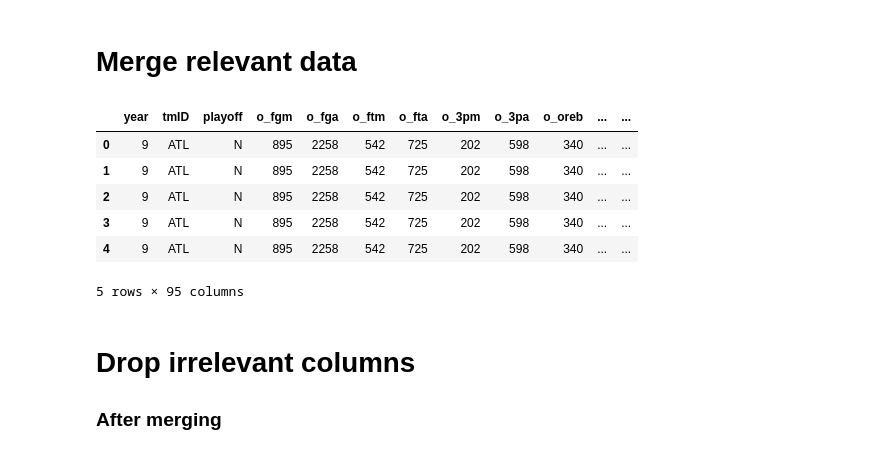
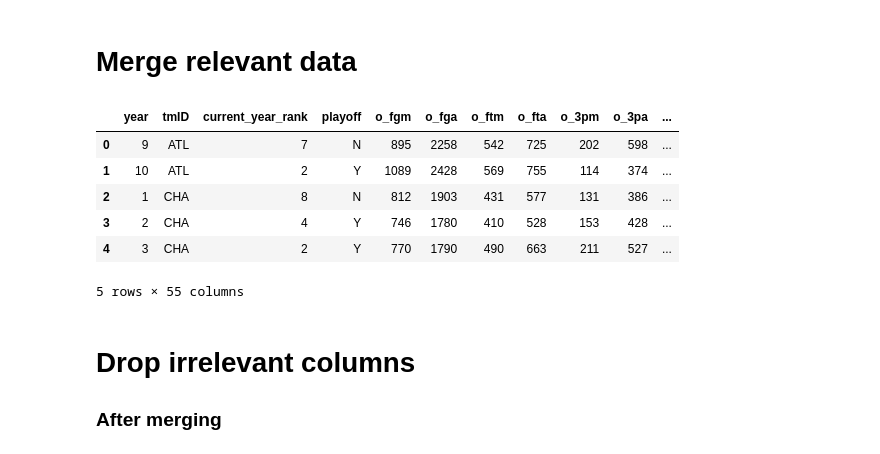
Before and after one commit to ttoino/feup-ac, a Jupyter notebook: src/preparation.ipynb, the cells around one changed output. Saved outputs shown, nothing was run; the diff lists cells and outputs as text; code cells hidden in the pictures.

```diff
--- a/src/preparation.ipynb
+++ b/src/preparation.ipynb
@@ -71 +73,4 @@ for df in dfs:
+# %%
+players_df.drop(players_df[players_df['height'] == 0].index, inplace = True)
+players_df.drop(players_df[players_df['weight'] == 0].index, inplace = True)
 # %% [markdown]
@@ -73,9 +78,11 @@ for df in dfs:
 # %%
 players_df.rename(columns={'bioID': 'playerID', 'stint': 'player_stint'}, inplace=True)
+players_df.replace('F-C', 'C-F', inplace=True)
+players_df.replace('F-G', 'G-F', inplace=True)
 
 coaches_df.rename(columns={'won': 'coach_wins', 'lost': 'coach_losses', 'post_wins': 'coach_post_wins', 'post_losses': 'coach_post_losses', 'stint': 'coach_stint'}, inplace=True)
 
-teams_df.rename(columns={'GP': 'team_GP'}, inplace=True)
+teams_df.rename(columns={'GP': 'team_GP', 'rank': 'current_year_rank'}, inplace=True)
 
 players_teams_df.rename(columns={'GP': 'player_team_GP'}, inplace=True)
 
@@ -89,31 +94,59 @@ awards_players_df['award'] = True
+# %%
+awards_players_df['award'] = True
+
+for tmID, team_data in teams_df.groupby('tmID'):
+    for year in team_data['year'].values:
+        # if year < 2: continue
+
+        previous_year = year - 1
+
+        previous_year_data = team_data[team_data['year'] == previous_year]
+
+        # register previous year rank for each team
+        previous_year_rank_series_data = previous_year_data['current_year_rank'].values
+        previous_year_rank = previous_year_rank_series_data[0] if len(previous_year_rank_series_data) > 0 else -1
+        teams_df.loc[((teams_df['tmID'] == tmID) & (team_data['year'] == year)), 'previous_year_rank'] = previous_year_rank
+
+        # register average height and weight for each position for each team
+        previous_year_player_ids = players_teams_df[(players_teams_df['tmID'] == tmID) & (players_teams_df['year'] == previous_year)]['playerID'].values
+        previous_year_players = players_df[players_df['playerID'].isin(previous_year_player_ids)]
+        for position, players_per_position in previous_year_players.groupby('pos'):
+
+            previous_year_avg_height = players_per_position['height'].mean()
+            previous_year_avg_weight = players_per_position['weight'].mean()
+
+            teams_df.loc[((teams_df['tmID'] == tmID) & (team_data['year'] == year)), f'previous_year_avg_height_pos_{position}'] = players_per_position['height'].mean()
+            teams_df.loc[((teams_df['tmID'] == tmID) & (team_data['year'] == year)), f'previous_year_avg_weight_pos_{position}'] = players_per_position['weight'].mean()
 # %% [markdown]
 # Merge relevant data
 # %%
+main_df = teams_df
+
 # Merge teams_df with coaches_df
-main_df = pd.merge(teams_df, coaches_df, on=['year', 'tmID'], how='left')
+# main_df = pd.merge(teams_df, coaches_df, on=['year', 'tmID'], how='left')
 
 # Merge teams_df with teams_post_df
-main_df = pd.merge(main_df, teams_post_df, on=['year', 'tmID'], how='left')
+# main_df = pd.merge(main_df, teams_post_df, on=['year', 'tmID'], how='left')
 
 # Merge with players_teams_df
-main_df = pd.merge(main_df, players_teams_df, on=['year', 'tmID'], how='left')
+# main_df = pd.merge(main_df, players_teams_df, on=['year', 'tmID'], how='left')
 
 # Merge with awards_players_df
-main_df = pd.merge(main_df, awards_players_df, on=['playerID','year'], how='left')
+# main_df = pd.merge(main_df, awards_players_df, on=['playerID','year'], how='left')
 
 # Merge with players_df
-main_df = pd.merge(main_df, players_df, on=['playerID'], how='left')
+# main_df = pd.merge(main_df, players_df, on=['playerID'], how='left')
 
 # Display the resulting merged data frame
 main_df.head()
 # %% [output]
-|  | year | tmID | playoff | o_fgm | o_fga | o_ftm | o_fta | o_3pm | o_3pa | o_oreb | ... | ... |
-| 0 | 9 | ATL | N | 895 | 2258 | 542 | 725 | 202 | 598 | 340 | ... | ... |
-| 1 | 9 | ATL | N | 895 | 2258 | 542 | 725 | 202 | 598 | 340 | ... | ... |
-| 2 | 9 | ATL | N | 895 | 2258 | 542 | 725 | 202 | 598 | 340 | ... | ... |
-| 3 | 9 | ATL | N | 895 | 2258 | 542 | 725 | 202 | 598 | 340 | ... | ... |
-| 4 | 9 | ATL | N | 895 | 2258 | 542 | 725 | 202 | 598 | 340 | ... | ... |
+|  | year | tmID | current_year_rank | playoff | o_fgm | o_fga | o_ftm | o_fta | o_3pm | o_3pa | ... |
+| 0 | 9 | ATL | 7 | N | 895 | 2258 | 542 | 725 | 202 | 598 | ... |
+| 1 | 10 | ATL | 2 | Y | 1089 | 2428 | 569 | 755 | 114 | 374 | ... |
+| 2 | 1 | CHA | 8 | N | 812 | 1903 | 431 | 577 | 131 | 386 | ... |
+| 3 | 2 | CHA | 4 | Y | 746 | 1780 | 410 | 528 | 153 | 428 | ... |
+| 4 | 3 | CHA | 2 | Y | 770 | 1790 | 490 | 663 | 211 | 527 | ... |
-5 rows × 95 columns
+5 rows × 55 columns
 # %% [markdown]
 # Drop irrelevant columns
 ### After merging
```
Also changed, not shown: parts of 7 cells of this notebook, 3 other files.
